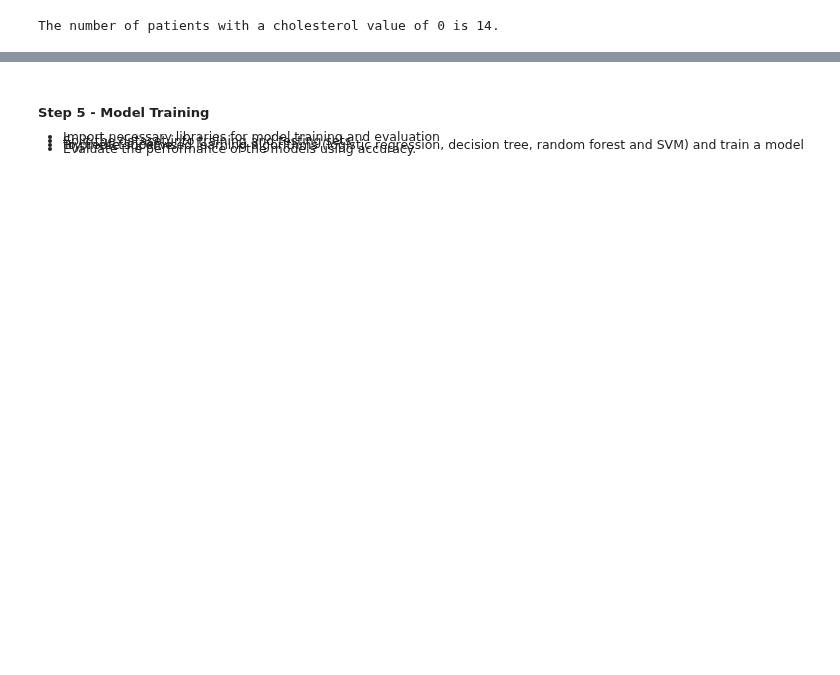
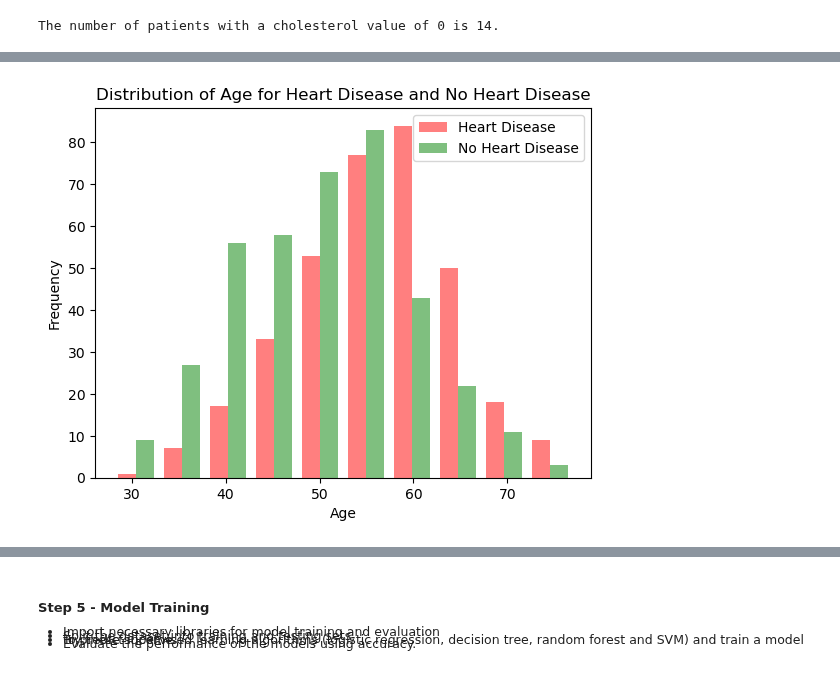
Before and after one commit to TJ-Abbing/Data-Science, a Jupyter notebook: OP-2/assignments/final/Final-assignment.ipynb, the cells around one changed output, grey strips where cells are left out. Drawn from its saved outputs; the diff is of its cells as text; code cells hidden in the pictures; blank space fills up the shorter version.

```diff
--- a/OP-2/assignments/final/Final-assignment.ipynb
+++ b/OP-2/assignments/final/Final-assignment.ipynb
@@ -128,0 +251,28 @@ The number of patients with a cholesterol value of 0 is 14.
+# %%
+# Explore the relation between the "Age" and "HeartDisease" columns using a histogram with side-by-side bars.
+import matplotlib.pyplot as plt
+
+# Filter the dataframe for heart disease cases and non-heart disease cases.
+heart_disease = df[df['HeartDisease'] == 1]['Age']
+no_heart_disease = df[df['HeartDisease'] == 0]['Age']
+
+# Set the number of bins for the histogram.
+bins = 10
+
+# Create a single histogram with side-by-side bars.
+plt.hist([heart_disease, no_heart_disease], bins=bins, alpha=0.5, label=['Heart Disease', 'No Heart Disease'], color=['red', 'green'])
+
+# Add labels and title to the histogram.
+plt.xlabel('Age')
+plt.ylabel('Frequency')
+plt.title('Distribution of Age for Heart Disease and No Heart Disease')
+
+# Add legend to the histogram.
+plt.legend()
+
+# Show the plot.
+plt.show()
+
+# From the looks of it, there seems to also be a relation between age and heart disease. Older people seem to be more prone to heart disease.
+# %% [output]
+[figure, added]
```
Also changed, not shown: parts of 20 cells of this notebook.
